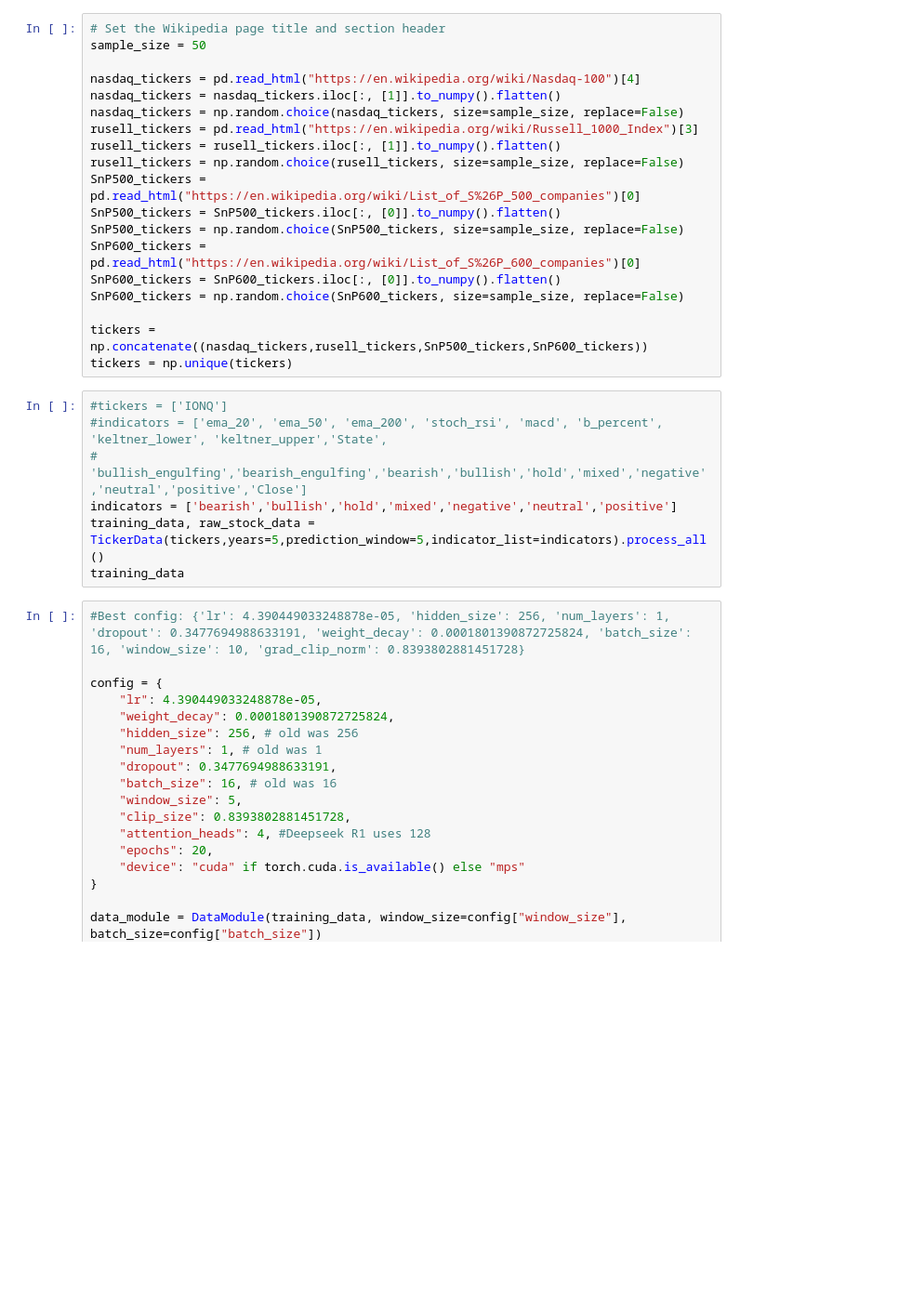
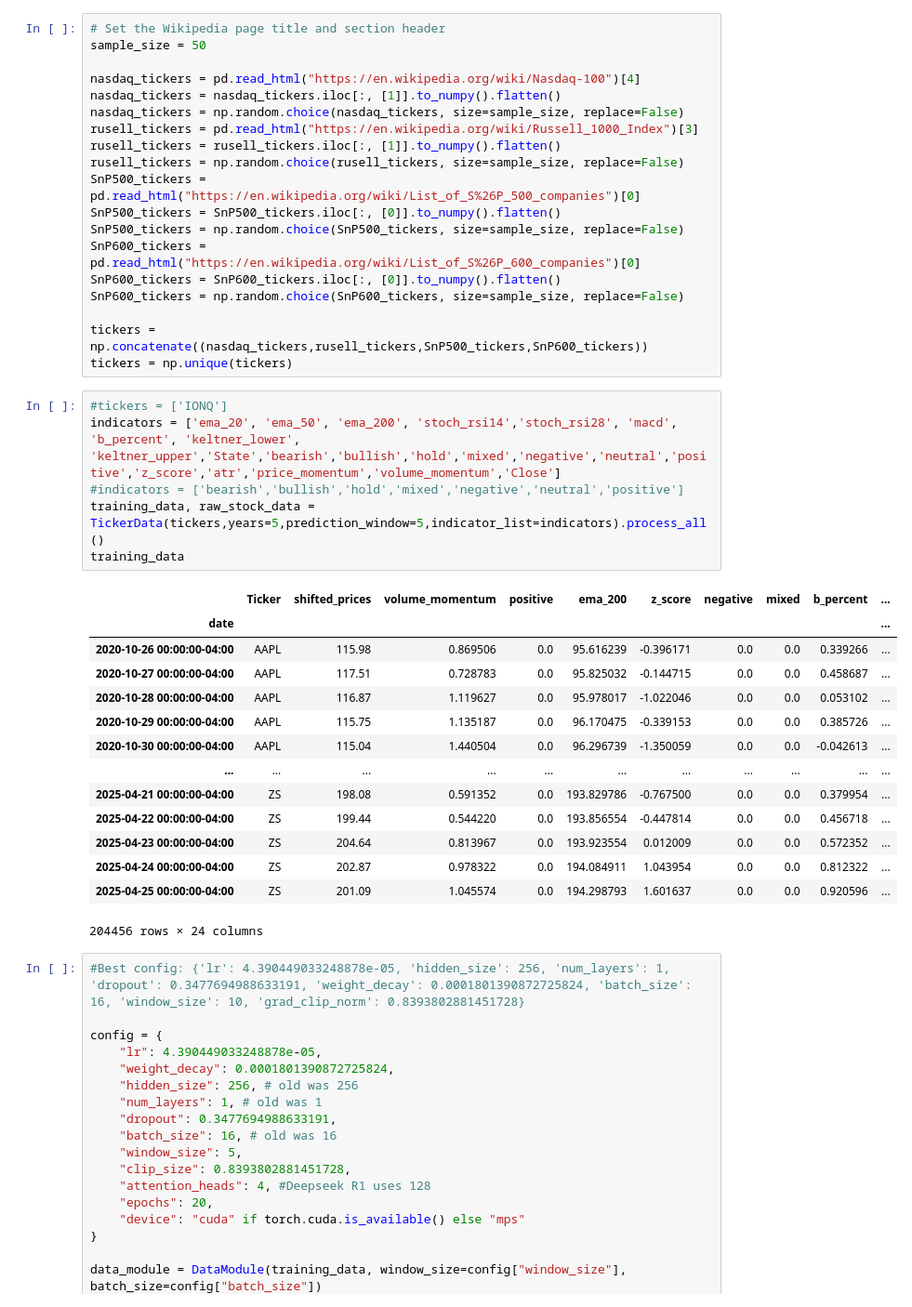
Before and after one commit to taltmann0818/Project_DeepGreen, a Jupyter notebook: Price Prediction2.ipynb, the cells around one changed output. Shown: that part at 93% size. Cells and saved outputs as stored; diff of their text form; blank space fills up the shorter version.

```diff
--- a/Price Prediction2.ipynb
+++ b/Price Prediction2.ipynb
@@ -50,11 +52,25 @@ tickers = np.concatenate((nasdaq_tickers,rusell_tickers,SnP500_tickers,SnP600_ti
 tickers = np.unique(tickers)
 # %%
 #tickers = ['IONQ']
-#indicators = ['ema_20', 'ema_50', 'ema_200', 'stoch_rsi', 'macd', 'b_percent', 'keltner_lower', 'keltner_upper','State',
-#              'bullish_engulfing','bearish_engulfing','bearish','bullish','hold','mixed','negative','neutral','positive','Close']
-indicators = ['bearish','bullish','hold','mixed','negative','neutral','positive']
+indicators = ['ema_20', 'ema_50', 'ema_200', 'stoch_rsi14','stoch_rsi28', 'macd', 'b_percent', 'keltner_lower', 'keltner_upper','State','bearish','bullish','hold','mixed','negative','neutral','positive','z_score','atr','price_momentum','volume_momentum','Close']
+#indicators = ['bearish','bullish','hold','mixed','negative','neutral','positive']
 training_data, raw_stock_data = TickerData(tickers,years=5,prediction_window=5,indicator_list=indicators).process_all()
 training_data
+# %% [output]
+|  | Ticker | shifted_prices | volume_momentum | positive | ema_200 | z_score | negative | mixed | b_percent | ... |
+| date |  |  |  |  |  |  |  |  |  | ... |
+| 2020-10-26 00:00:00-04:00 | AAPL | 115.98 | 0.869506 | 0.0 | 95.616239 | -0.396171 | 0.0 | 0.0 | 0.339266 | ... |
+| 2020-10-27 00:00:00-04:00 | AAPL | 117.51 | 0.728783 | 0.0 | 95.825032 | -0.144715 | 0.0 | 0.0 | 0.458687 | ... |
+| 2020-10-28 00:00:00-04:00 | AAPL | 116.87 | 1.119627 | 0.0 | 95.978017 | -1.022046 | 0.0 | 0.0 | 0.053102 | ... |
+| 2020-10-29 00:00:00-04:00 | AAPL | 115.75 | 1.135187 | 0.0 | 96.170475 | -0.339153 | 0.0 | 0.0 | 0.385726 | ... |
+| 2020-10-30 00:00:00-04:00 | AAPL | 115.04 | 1.440504 | 0.0 | 96.296739 | -1.350059 | 0.0 | 0.0 | -0.042613 | ... |
+| ... | ... | ... | ... | ... | ... | ... | ... | ... | ... | ... |
+| 2025-04-21 00:00:00-04:00 | ZS | 198.08 | 0.591352 | 0.0 | 193.829786 | -0.767500 | 0.0 | 0.0 | 0.379954 | ... |
+| 2025-04-22 00:00:00-04:00 | ZS | 199.44 | 0.544220 | 0.0 | 193.856554 | -0.447814 | 0.0 | 0.0 | 0.456718 | ... |
+| 2025-04-23 00:00:00-04:00 | ZS | 204.64 | 0.813967 | 0.0 | 193.923554 | 0.012009 | 0.0 | 0.0 | 0.572352 | ... |
+| 2025-04-24 00:00:00-04:00 | ZS | 202.87 | 0.978322 | 0.0 | 194.084911 | 1.043954 | 0.0 | 0.0 | 0.812322 | ... |
+| 2025-04-25 00:00:00-04:00 | ZS | 201.09 | 1.045574 | 0.0 | 194.298793 | 1.601637 | 0.0 | 0.0 | 0.920596 | ... |
+204456 rows × 24 columns
 # %%
 #Best config: {'lr': 4.390449033248878e-05, 'hidden_size': 256, 'num_layers': 1, 'dropout': 0.3477694988633191, 'weight_decay': 0.0001801390872725824, 'batch_size': 16, 'window_size': 10, 'grad_clip_norm': 0.8393802881451728}
 
```
Also changed, not shown: parts of 1 cell of this notebook, 1 other file.
